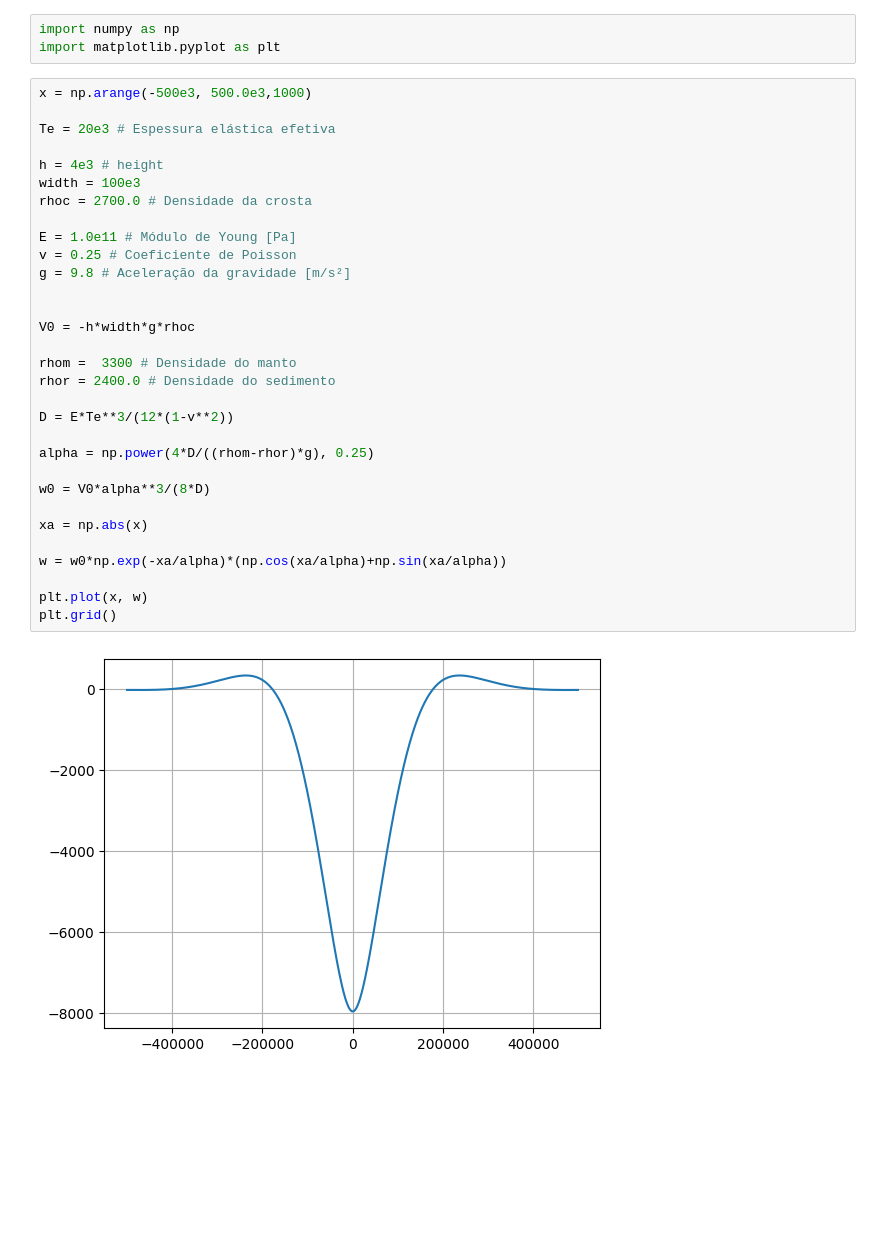
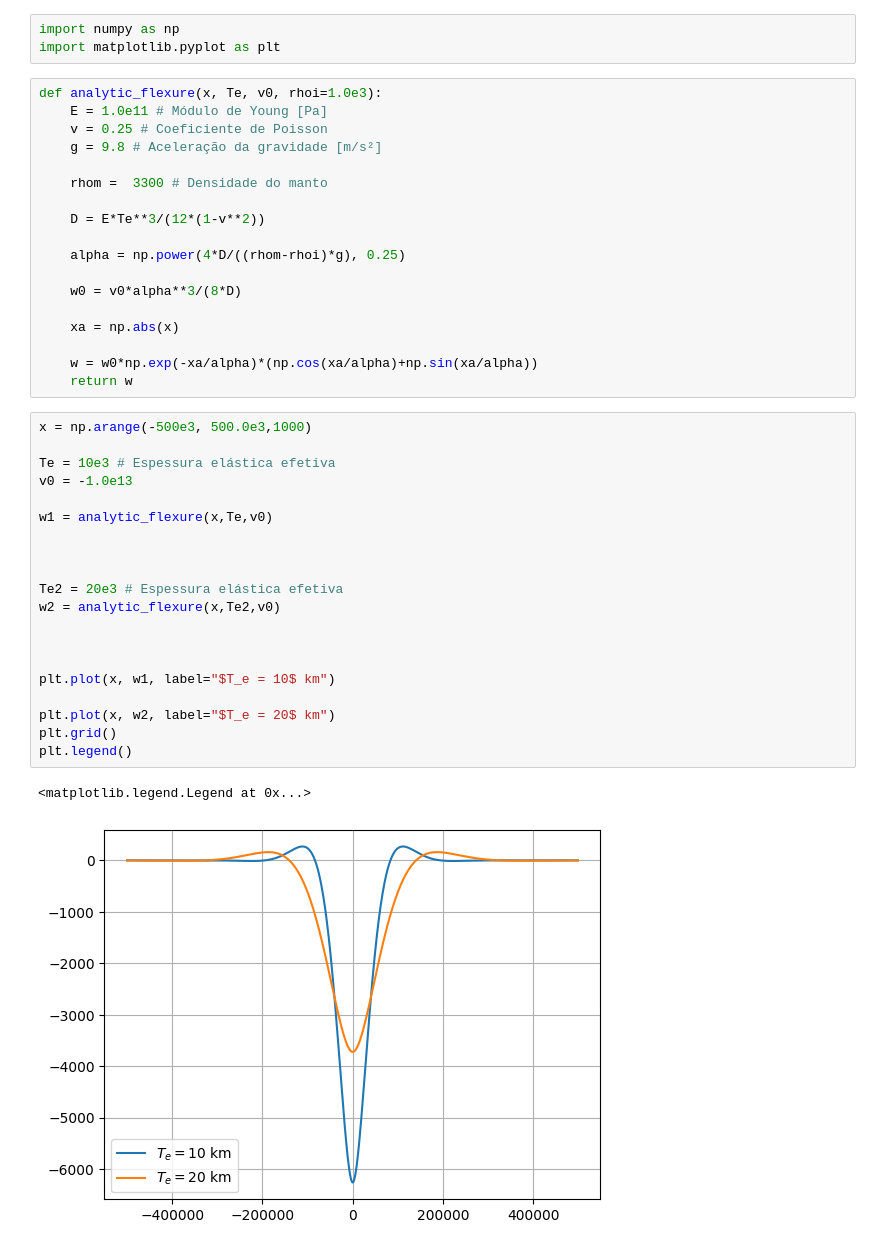
Before and after one commit to YagoMCastro/bacias-msc-2024, a Jupyter notebook: notebooks/classes/flexura.ipynb, the cells around one changed output. Cells and saved outputs as stored; diff of their text form; blank space fills up the shorter version.

```diff
--- a/notebooks/classes/flexura.ipynb
+++ b/notebooks/classes/flexura.ipynb
@@ -2,35 +2,43 @@
 import numpy as np
 import matplotlib.pyplot as plt
 # %%
-x = np.arange(-500e3, 500.0e3,1000)
+def analytic_flexure(x, Te, v0, rhoi=1.0e3):
+    E = 1.0e11 # Módulo de Young [Pa]
+    v = 0.25 # Coeficiente de Poisson
+    g = 9.8 # Aceleração da gravidade [m/s²]
 
-Te = 20e3 # Espessura elástica efetiva
+    rhom =  3300 # Densidade do manto
 
-h = 4e3 # height
-width = 100e3
-rhoc = 2700.0 # Densidade da crosta
+    D = E*Te**3/(12*(1-v**2))
 
-E = 1.0e11 # Módulo de Young [Pa]
-v = 0.25 # Coeficiente de Poisson
-g = 9.8 # Aceleração da gravidade [m/s²]
+    alpha = np.power(4*D/((rhom-rhoi)*g), 0.25)
 
+    w0 = v0*alpha**3/(8*D)
 
-V0 = -h*width*g*rhoc
+    xa = np.abs(x)
 
-rhom =  3300 # Densidade do manto
-rhor = 2400.0 # Densidade do sedimento
-
-D = E*Te**3/(12*(1-v**2))
-
-alpha = np.power(4*D/((rhom-rhor)*g), 0.25)
-
-w0 = V0*alpha**3/(8*D)
-
-xa = np.abs(x)
-
-w = w0*np.exp(-xa/alpha)*(np.cos(xa/alpha)+np.sin(xa/alpha))
-
-plt.plot(x, w)
-plt.grid()
+    w = w0*np.exp(-xa/alpha)*(np.cos(xa/alpha)+np.sin(xa/alpha))
+    return w
-# %% [output]
-[figure, removed]
+# %%
+x = np.arange(-500e3, 500.0e3,1000)
+
+Te = 10e3 # Espessura elástica efetiva
+v0 = -1.0e13
+
+w1 = analytic_flexure(x,Te,v0)
+
+
+
+Te2 = 20e3 # Espessura elástica efetiva
+w2 = analytic_flexure(x,Te2,v0)
+
+
+
+plt.plot(x, w1, label="$T_e = 10$ km")
+
+plt.plot(x, w2, label="$T_e = 20$ km")
+plt.grid()
+plt.legend()
+# %% [output]
+<matplotlib.legend.Legend at 0x...>
+[figure, added]
```
